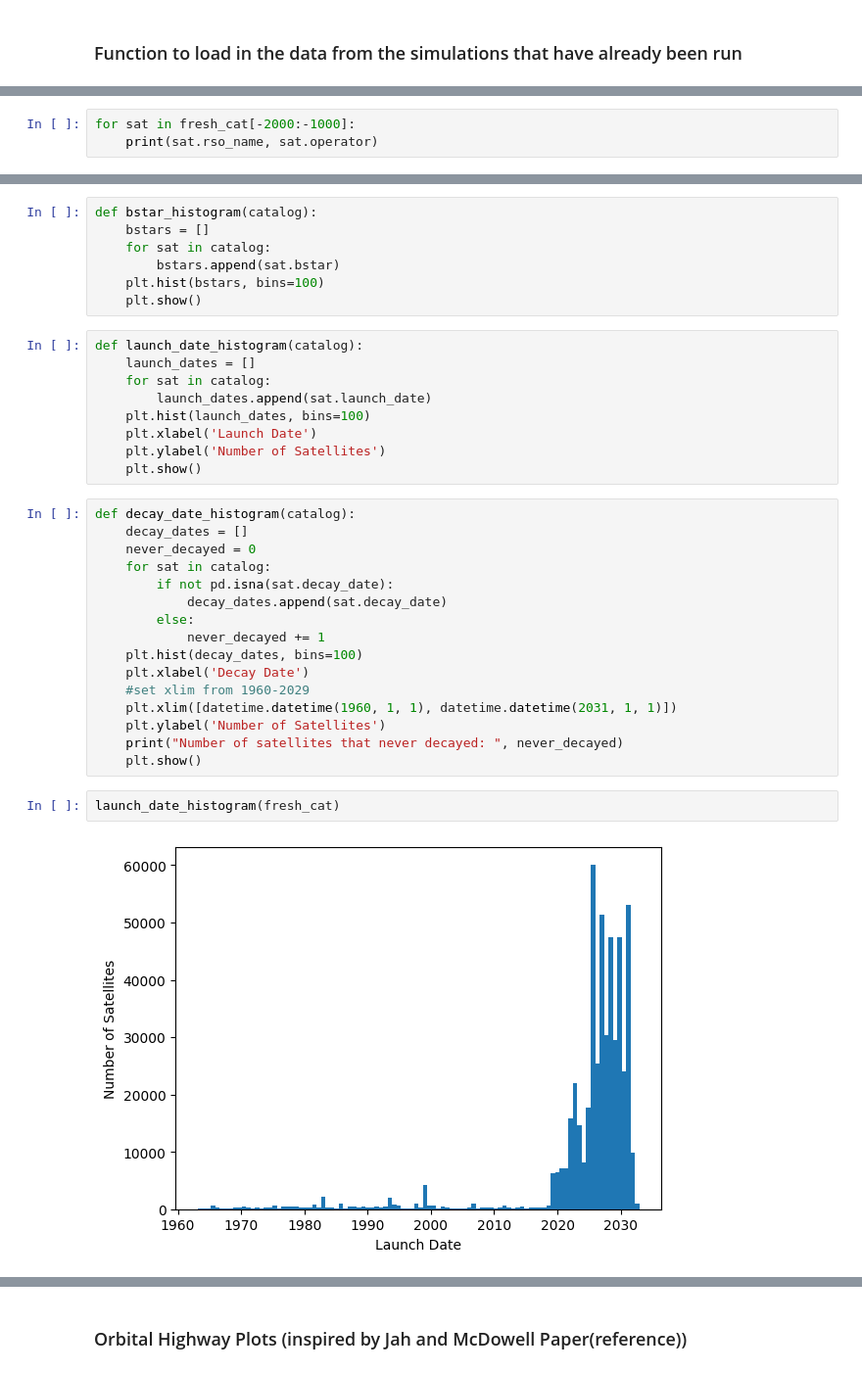
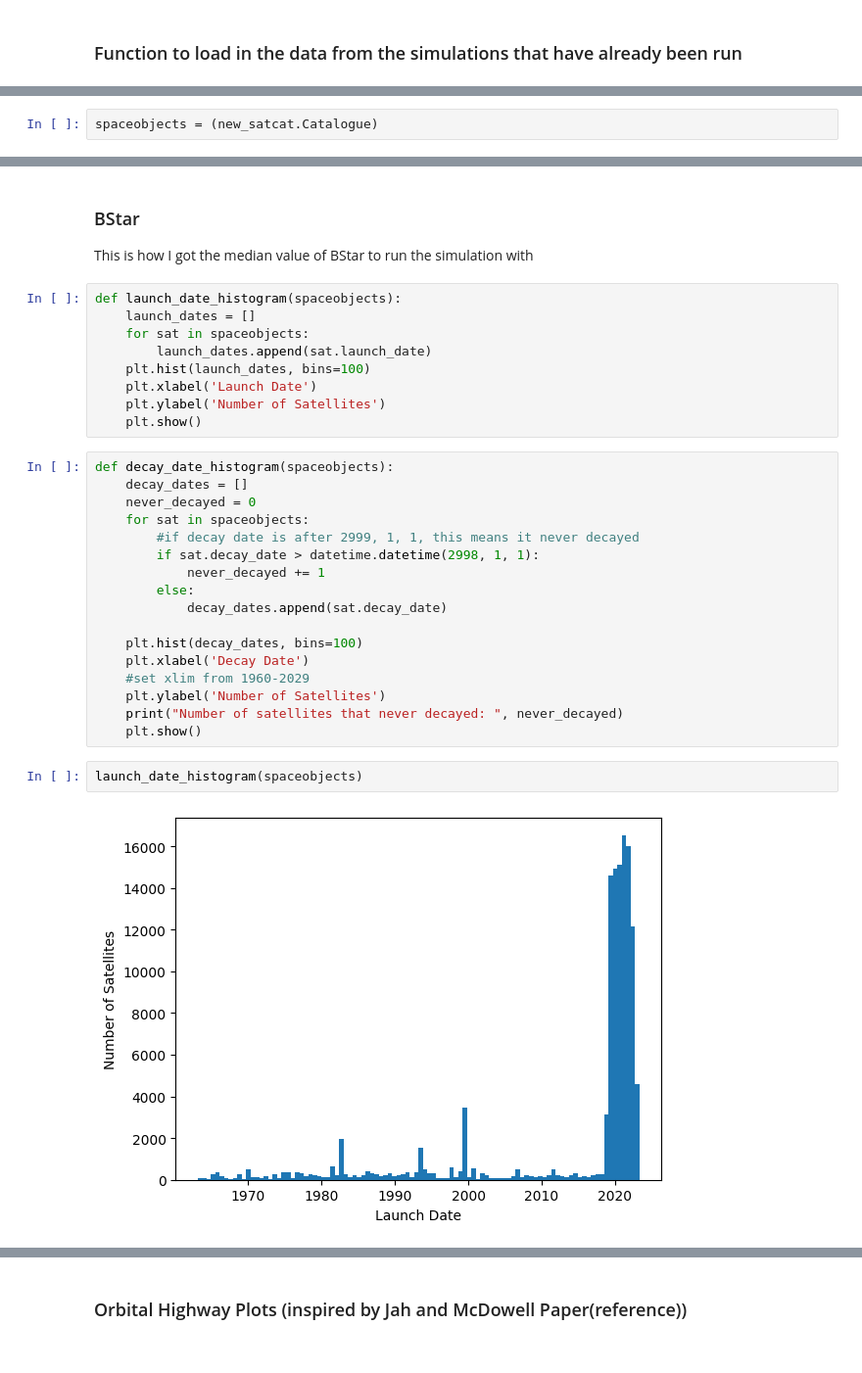
Before and after one commit to ucl-sgnl/FSPSimulator, a Jupyter notebook: src/Visualisation.ipynb, the cells around one changed output, grey strips where cells are left out. Shown at 98% size. Saved outputs shown, nothing was run; the diff lists cells and outputs as text.

Commit message:
way faster catalog loading

```diff
--- a/src/Visualisation.ipynb
+++ b/src/Visualisation.ipynb
@@ -26 +26,3 @@ fresh_cat = load_file('prop_fresh_cat') #load in the "fresh" catalog
+# %%
+spaceobjects = (new_satcat.Catalogue)
 # %%
@@ -31,3 +32,0 @@ dict_keys(['GUID', 'launch_date', 'decay_date', 'rso_name', 'rso_type', 'payload
-# %%
-for sat in fresh_cat[-2000:-1000]:
-    print(sat.rso_name, sat.operator)
@@ -59,36 +47,33 @@ len(starlink_sats)
+# %% [markdown]
+### BStar
+This is how I got the median value of BStar to run the simulation with
 # %%
-def bstar_histogram(catalog):
-    bstars = []
-    for sat in catalog:
-        bstars.append(sat.bstar)
-    plt.hist(bstars, bins=100)
+def launch_date_histogram(spaceobjects):
+    launch_dates = []
+    for sat in spaceobjects:
+        launch_dates.append(sat.launch_date)
+    plt.hist(launch_dates, bins=100)
+    plt.xlabel('Launch Date')
+    plt.ylabel('Number of Satellites')
     plt.show()
-# %%
-def launch_date_histogram(catalog):
-    launch_dates = []
-    for sat in catalog:
-        launch_dates.append(sat.launch_date)
-    plt.hist(launch_dates, bins=100)
-    plt.xlabel('Launch Date')
-    plt.ylabel('Number of Satellites')
-    plt.show()
 # %%
-def decay_date_histogram(catalog):
+def decay_date_histogram(spaceobjects):
     decay_dates = []
     never_decayed = 0
-    for sat in catalog:
-        if not pd.isna(sat.decay_date):
+    for sat in spaceobjects:
+        #if decay date is after 2999, 1, 1, this means it never decayed
+        if sat.decay_date > datetime.datetime(2998, 1, 1):
+            never_decayed += 1
+        else:
             decay_dates.append(sat.decay_date)
-        else:
-            never_decayed += 1
+
     plt.hist(decay_dates, bins=100)
     plt.xlabel('Decay Date')
     #set xlim from 1960-2029
-    plt.xlim([datetime.datetime(1960, 1, 1), datetime.datetime(2031, 1, 1)])
     plt.ylabel('Number of Satellites')
     print("Number of satellites that never decayed: ", never_decayed)
     plt.show()
 # %%
-launch_date_histogram(fresh_cat)
+launch_date_histogram(spaceobjects)
 # %% [output]
-[figure, old version]
+[figure, new version]
```
Also changed, not shown: parts of 17 cells of this notebook, 3 other files.
